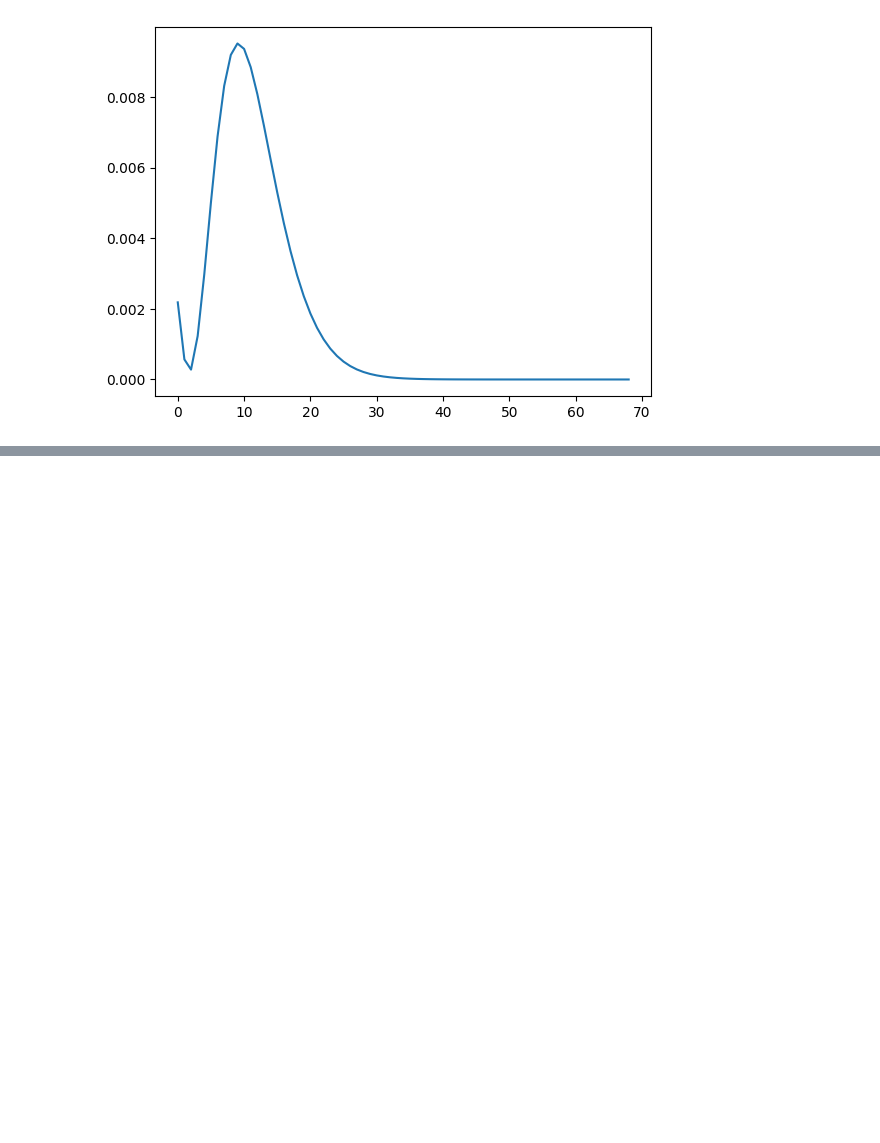
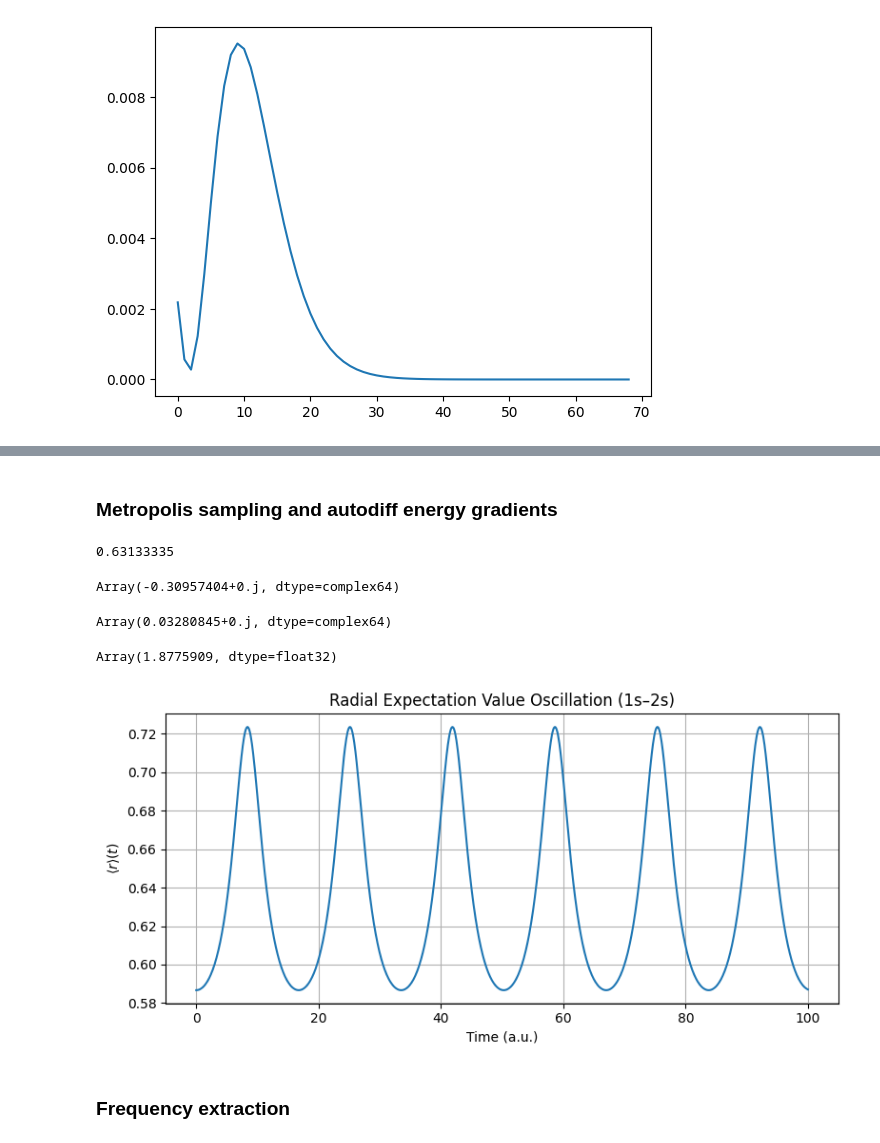
Before and after one commit to Parvfect/QVMC, a Jupyter notebook: nnqs_jax/tvmc_unit.ipynb, the cells around one changed output, grey strips where cells are left out. Cells and saved outputs as stored; diff of their text form; code cells hidden in the pictures; blank space fills up the shorter version.

Commit message:
Getting there, KE for complex psis is wrong, need to think clearly for it

```diff
--- a/nnqs_jax/tvmc_unit.ipynb
+++ b/nnqs_jax/tvmc_unit.ipynb
@@ -89,0 +172,2 @@ plt.plot(r_expect)
+# %% [markdown]
+### Metropolis sampling and autodiff energy gradients
@@ -89,0 +188,8 @@ plt.plot(r_expect)
+# %%
+## Warmup steps
+
+for i in range(10):
+    pos, pmove = metropolis_step(params, f_b, pos, key, 0.5)
+print(pmove)
+# %% [output]
+0.63133335
@@ -89,0 +198,64 @@ plt.plot(r_expect)
+# %%
+jnp.mean(le)
+# %% [output]
+Array(-0.30957404+0.j, dtype=complex64)
+# %%
+jnp.mean((le - jnp.mean(le)) ** 2)
+# %% [output]
+Array(0.03280845+0.j, dtype=complex64)
+# %%
+jnp.mean(loc_energy(params, pos)) -
+# %% [output]
+Array(1.8775909, dtype=float32)
+# %%
+def psi_t(params, x, t):
+    r = jnp.linalg.norm(x)
+
+    psi_1s = (1 / jnp.sqrt(jnp.pi)) * jnp.exp(-r)
+    psi_2s = (1 / (4 * jnp.sqrt(2 * jnp.pi))) * (2 - r) * jnp.exp(-r / 2)
+
+    return (
+        psi_1s
+        + psi_2s * jnp.exp(-1j * (E2-E1) * t)
+    ) / jnp.sqrt(2)
+# %%
+#def psi_t(params, x, t):
+#    return f(params, x) * jnp.exp(-1j * (E2 - E1) * t)
+
+psi_b = jax.vmap(psi_t, in_axes=(None, 0, None))
+
+# -------------------------
+# Time grid
+# -------------------------
+t = np.linspace(0, 100, 1000)
+
+# -------------------------
+# Compute <r>(t)
+# -------------------------
+r_expect = []
+
+for ti in t:
+    psi = psi_b(params, pos, ti)
+    density = jnp.abs(psi) ** 2
+    r = jnp.linalg.norm(pos, axis=1)
+
+    r_expect_t = jnp.sum(density * r) / jnp.sum(density)
+    r_expect.append(r_expect_t)
+
+r_expect = np.array(r_expect)
+
+# -------------------------
+# Plot
+# -------------------------
+plt.figure(figsize=(8, 4))
+plt.plot(t, r_expect)
+plt.xlabel("Time (a.u.)")
+plt.ylabel(r"$\langle r \rangle(t)$")
+plt.title("Radial Expectation Value Oscillation (1s–2s)")
+plt.grid(True)
+plt.tight_layout()
+plt.show()
+# %% [output]
+[figure, added]
+# %% [markdown]
+### Frequency extraction
```
Also changed, not shown: parts of 17 cells of this notebook, 2 other files.
